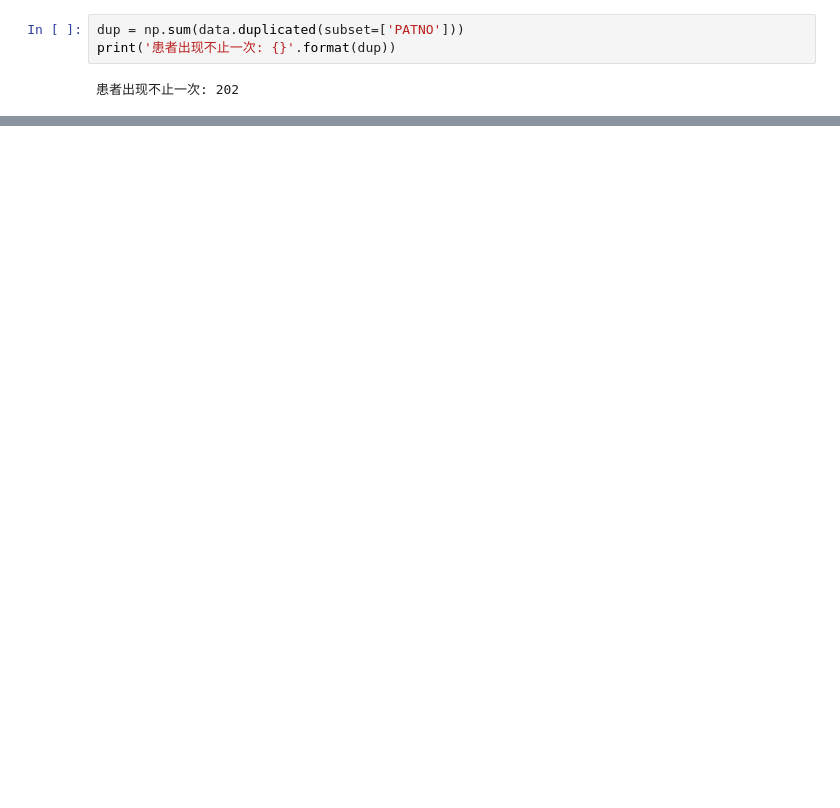
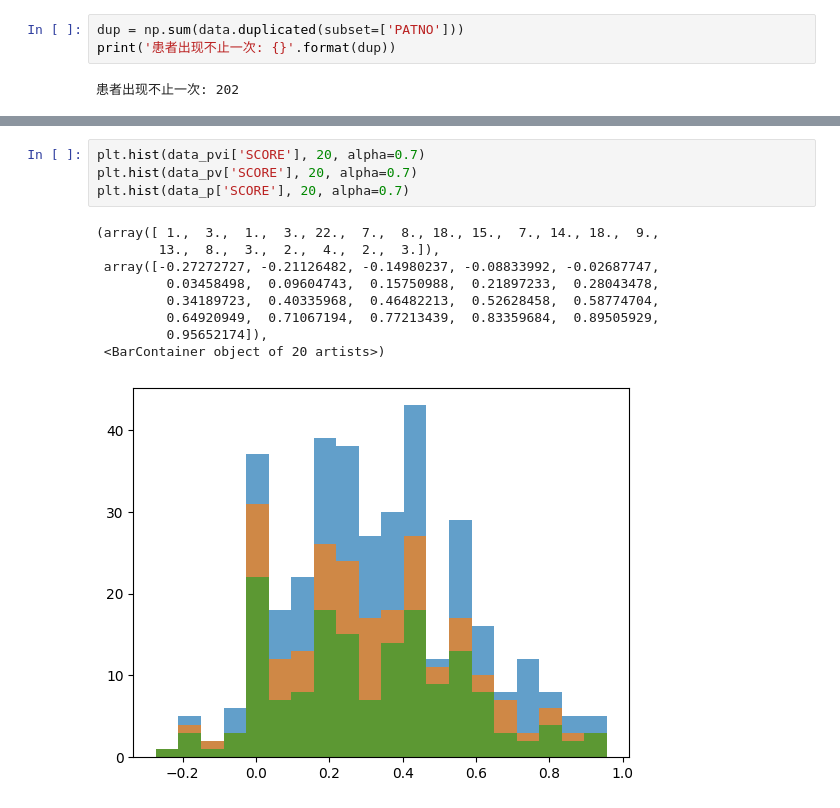
Before and after one commit to Biobots/Levodopa_Parkinson_MRI, a Jupyter notebook: stats.ipynb, the cells around one changed output, grey strips where cells are left out. Drawn from its saved outputs; the diff is of its cells as text; blank space fills up the shorter version.

```diff
--- a/stats.ipynb
+++ b/stats.ipynb
@@ -38,0 +45,14 @@ plt.hist(data['DURATION'], 20)
+# %%
+plt.hist(data_pvi['SCORE'], 20, alpha=0.7)
+plt.hist(data_pv['SCORE'], 20, alpha=0.7)
+plt.hist(data_p['SCORE'], 20, alpha=0.7)
+# %% [output]
+(array([ 1.,  3.,  1.,  3., 22.,  7.,  8., 18., 15.,  7., 14., 18.,  9.,
+        13.,  8.,  3.,  2.,  4.,  2.,  3.]),
+ array([-0.27272727, -0.21126482, -0.14980237, -0.08833992, -0.02687747,
+         0.03458498,  0.09604743,  0.15750988,  0.21897233,  0.28043478,
+         0.34189723,  0.40335968,  0.46482213,  0.52628458,  0.58774704,
+         0.64920949,  0.71067194,  0.77213439,  0.83359684,  0.89505929,
+         0.95652174]),
+ <BarContainer object of 20 artists>)
+[figure, added]
```
Also changed, not shown: parts of 8 cells of this notebook, 13 other files.
